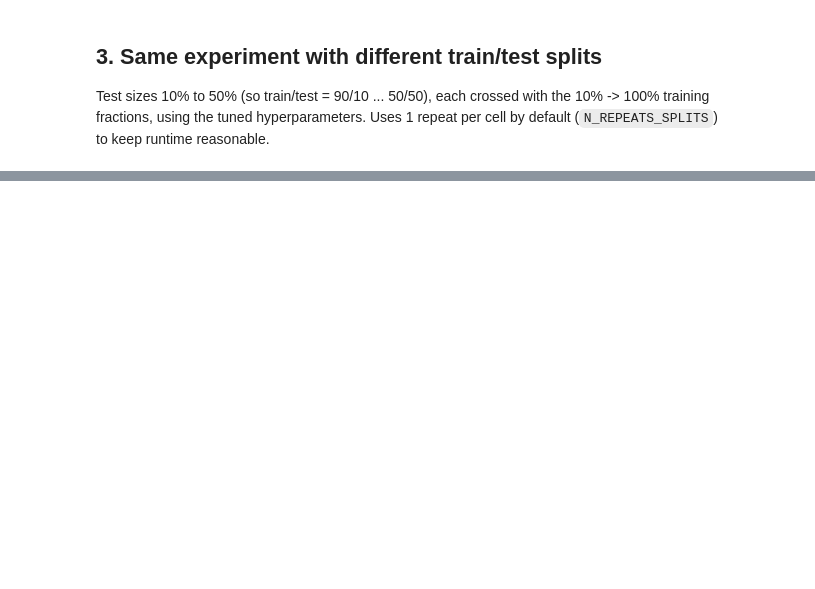
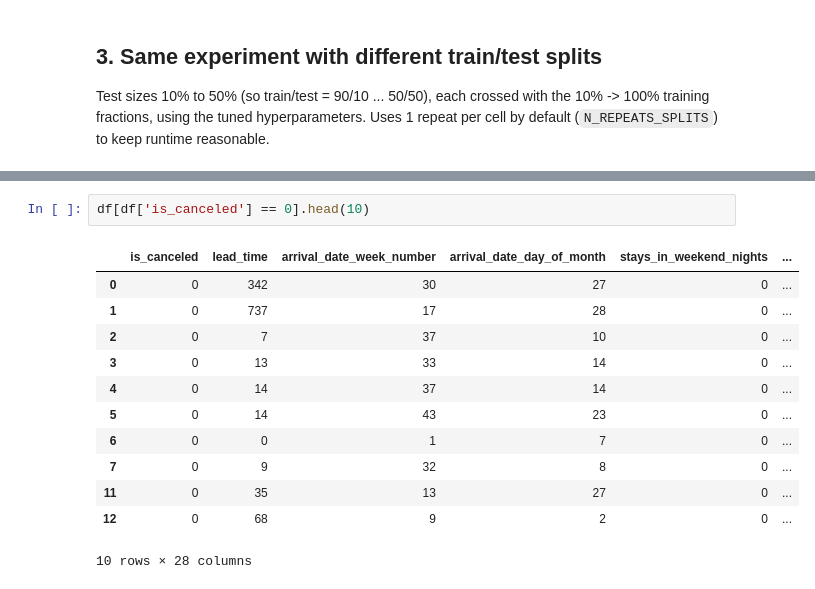
Before and after one commit to tapay9/ML_Workflow_Optimizer, a Jupyter notebook: src/model_experimentation.ipynb, the cells around one changed output, grey strips where cells are left out. Saved outputs shown, nothing was run; the diff lists cells and outputs as text; blank space fills up the shorter version.

```diff
--- a/src/model_experimentation.ipynb
+++ b/src/model_experimentation.ipynb
@@ -576,0 +715,15 @@ NameError: name 'MODEL_NAMES' is not defined
+# %%
+df[df['is_canceled'] == 0].head(10)
+# %% [output]
+|  | is_canceled | lead_time | arrival_date_week_number | arrival_date_day_of_month | stays_in_weekend_nights | ... |
+| 0 | 0 | 342 | 30 | 27 | 0 | ... |
+| 1 | 0 | 737 | 17 | 28 | 0 | ... |
+| 2 | 0 | 7 | 37 | 10 | 0 | ... |
+| 3 | 0 | 13 | 33 | 14 | 0 | ... |
+| 4 | 0 | 14 | 37 | 14 | 0 | ... |
+| 5 | 0 | 14 | 43 | 23 | 0 | ... |
+| 6 | 0 | 0 | 1 | 7 | 0 | ... |
+| 7 | 0 | 9 | 32 | 8 | 0 | ... |
+| 11 | 0 | 35 | 13 | 27 | 0 | ... |
+| 12 | 0 | 68 | 9 | 2 | 0 | ... |
+10 rows × 28 columns
```
Also changed, not shown: parts of 9 cells of this notebook, 9 other files.
